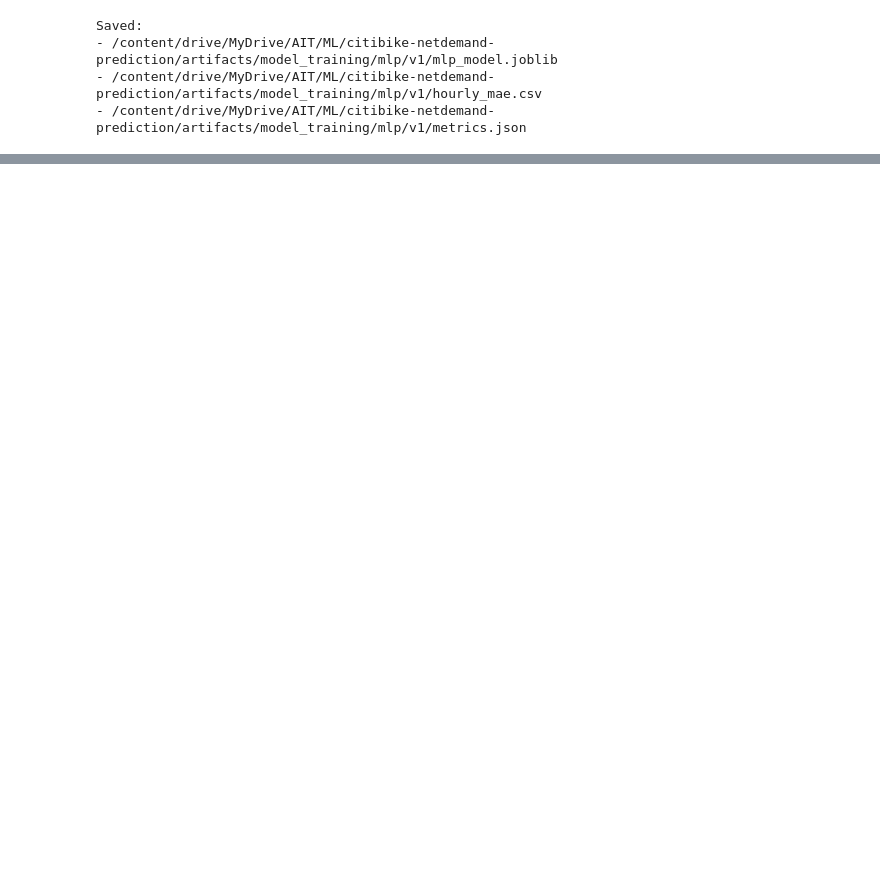
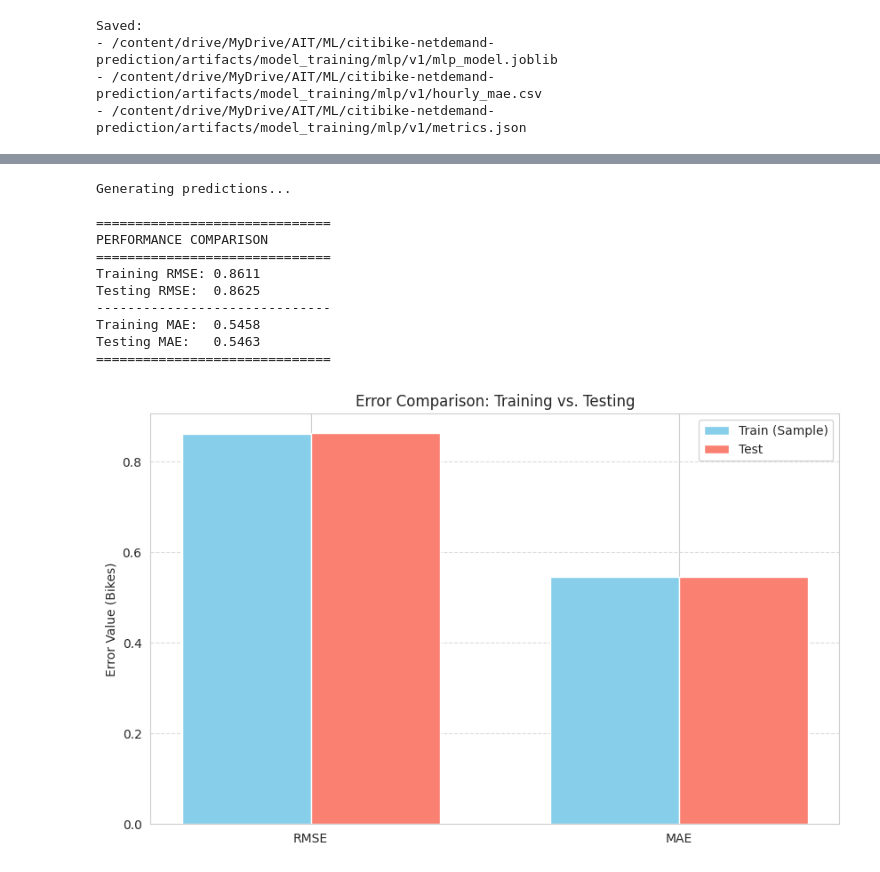
Before and after one commit to thet-htun-swe/SPATIO-TEMPORAL-DEMAND-FORECASTING-FOR-MICRO-MOBILITY-REBALANCING, a Jupyter notebook: notebooks/model_training/train_mlp_v1.ipynb, the cells around one changed output, grey strips where cells are left out. Cells and saved outputs as stored; diff of their text form; code cells hidden in the pictures; blank space fills up the shorter version.

```diff
--- a/notebooks/model_training/train_mlp_v1.ipynb
+++ b/notebooks/model_training/train_mlp_v1.ipynb
@@ -229,0 +346,73 @@ Saved:
+# %%
+import matplotlib.pyplot as plt
+import numpy as np
+from sklearn.metrics import mean_squared_error, mean_absolute_error
+import joblib
+
+# 1. Load the final trained model
+# print("Loading model...")
+# loaded_model = joblib.load(model_path)
+
+# 2. Sample the training data for faster evaluation
+# Calculating errors on 4M+ rows can be slow; 100k-500k is usually enough for a diagnostic
+train_sample_size = 500000
+
+X_train_sample = X_train.sample(n=train_sample_size, random_state=42)
+y_train_sample = y_train.loc[X_train_sample.index]
+
+# 3. Generate Predictions
+print("Generating predictions...")
+train_preds = loaded_model.predict(X_train_sample)
+test_preds = loaded_model.predict(X_test)
+
+# 4. Calculate Metrics
+train_rmse = np.sqrt(mean_squared_error(y_train_sample, train_preds))
+test_rmse = np.sqrt(mean_squared_error(y_test, test_preds))
+
+train_mae = mean_absolute_error(y_train_sample, train_preds)
+test_mae = mean_absolute_error(y_test, test_preds)
+
+# 5. Print Comparison
+print("\n" + "=" * 30)
+print("PERFORMANCE COMPARISON")
+print("=" * 30)
+print(f"Training RMSE: {train_rmse:.4f}")
+print(f"Testing RMSE:  {test_rmse:.4f}")
+print("-" * 30)
+print(f"Training MAE:  {train_mae:.4f}")
+print(f"Testing MAE:   {test_mae:.4f}")
+print("=" * 30)
+
+# 6. Visualize the Gap
+labels = ['RMSE', 'MAE']
+train_metrics = [train_rmse, train_mae]
+test_metrics = [test_rmse, test_mae]
+
+x = np.arange(len(labels))
+width = 0.35
+
+fig, ax = plt.subplots(figsize=(10, 6))
+rects1 = ax.bar(x - width/2, train_metrics, width, label='Train (Sample)', color='skyblue')
+rects2 = ax.bar(x + width/2, test_metrics, width, label='Test', color='salmon')
+
+ax.set_ylabel('Error Value (Bikes)')
+ax.set_title('Error Comparison: Training vs. Testing')
+ax.set_xticks(x)
+ax.set_xticklabels(labels)
+ax.legend()
+
+plt.grid(axis='y', linestyle='--', alpha=0.7)
+plt.show()
+# %% [output]
+Generating predictions...
+
+==============================
+PERFORMANCE COMPARISON
+==============================
+Training RMSE: 0.8611
+Testing RMSE:  0.8625
+------------------------------
+Training MAE:  0.5458
+Testing MAE:   0.5463
+==============================
+[figure, added]
```
Also changed, not shown: parts of 5 cells of this notebook.
